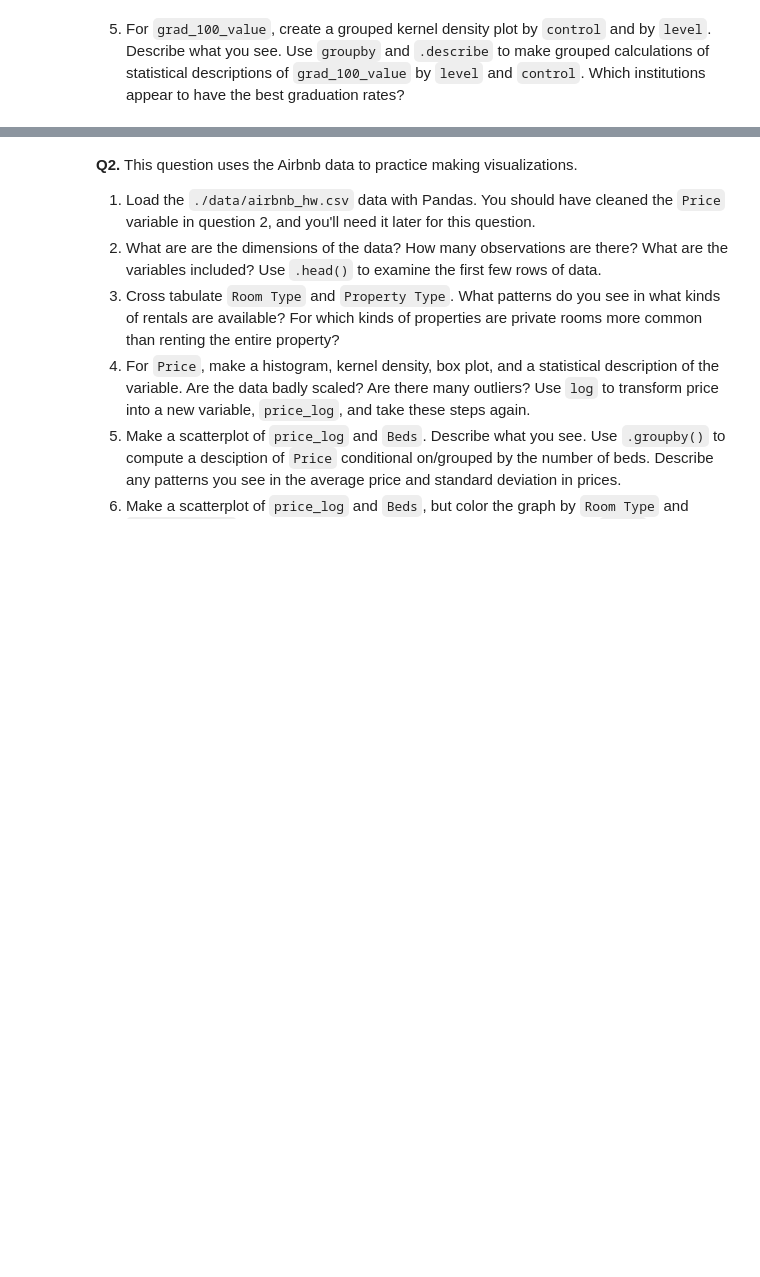
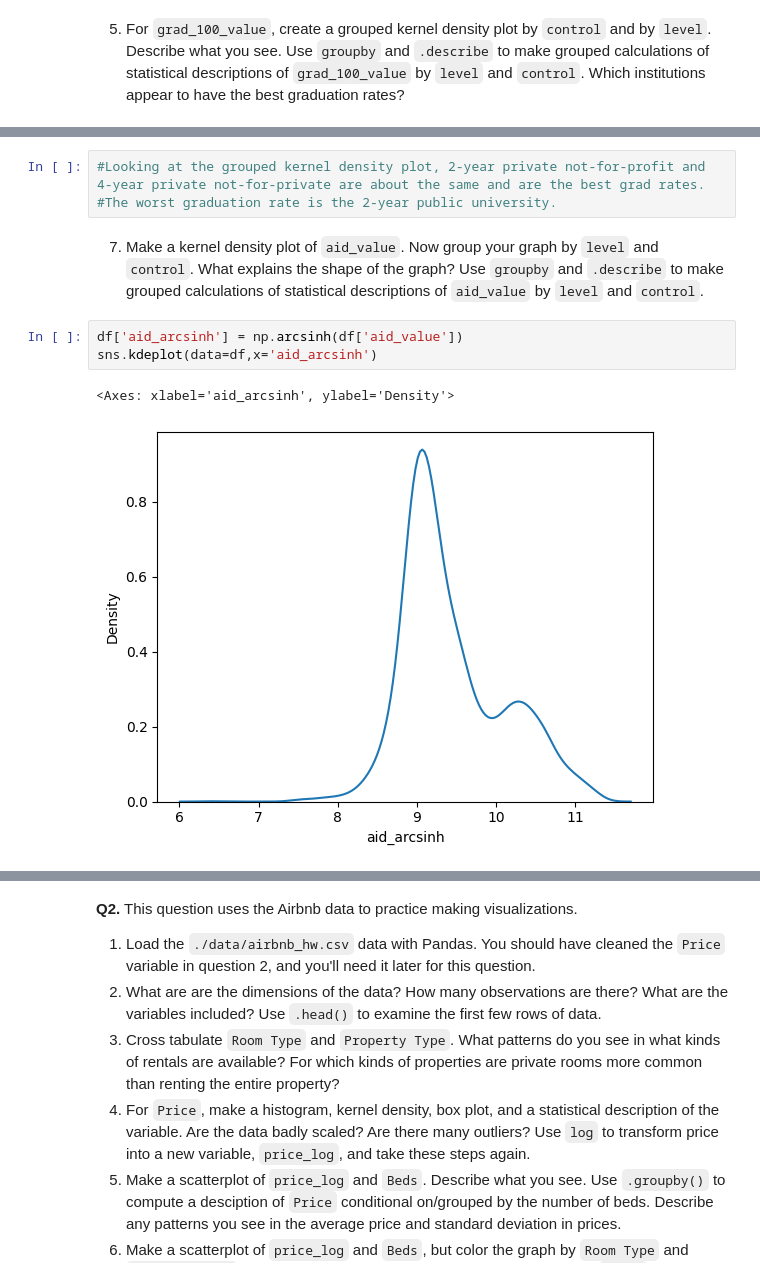
Before and after one commit to brithoang1/visualization, a Jupyter notebook: assignment/assignment.ipynb, the cells around one changed output, grey strips where cells are left out. Saved outputs shown, nothing was run; the diff lists cells and outputs as text; blank space fills up the shorter version.

```diff
--- a/assignment/assignment.ipynb
+++ b/assignment/assignment.ipynb
@@ -144,0 +191,11 @@ Name: grad_100_value, dtype: float64
+# %%
+#Looking at the grouped kernel density plot, 2-year private not-for-profit and 4-year private not-for-private are about the same and are the best grad rates.
+#The worst graduation rate is the 2-year public university.
+# %% [markdown]
+7. Make a kernel density plot of `aid_value`. Now group your graph by `level` and `control`. What explains the shape of the graph? Use `groupby` and `.describe` to make grouped calculations of statistical descriptions of `aid_value` by `level` and `control`.
+# %%
+df['aid_arcsinh'] = np.arcsinh(df['aid_value'])
+sns.kdeplot(data=df,x='aid_arcsinh')
+# %% [output]
+<Axes: xlabel='aid_arcsinh', ylabel='Density'>
+[figure, added]
```
Also changed, not shown: parts of 26 cells of this notebook.
